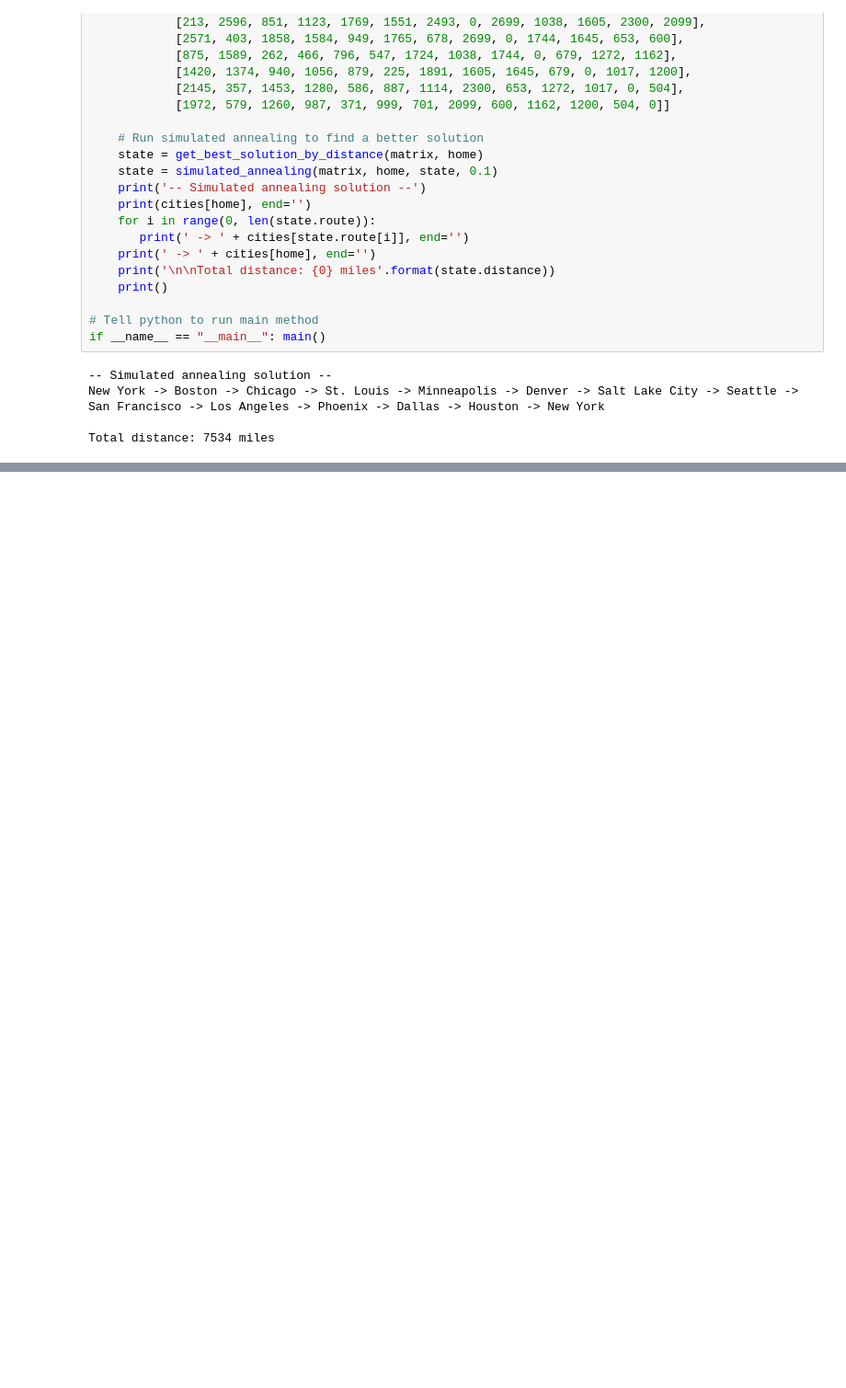
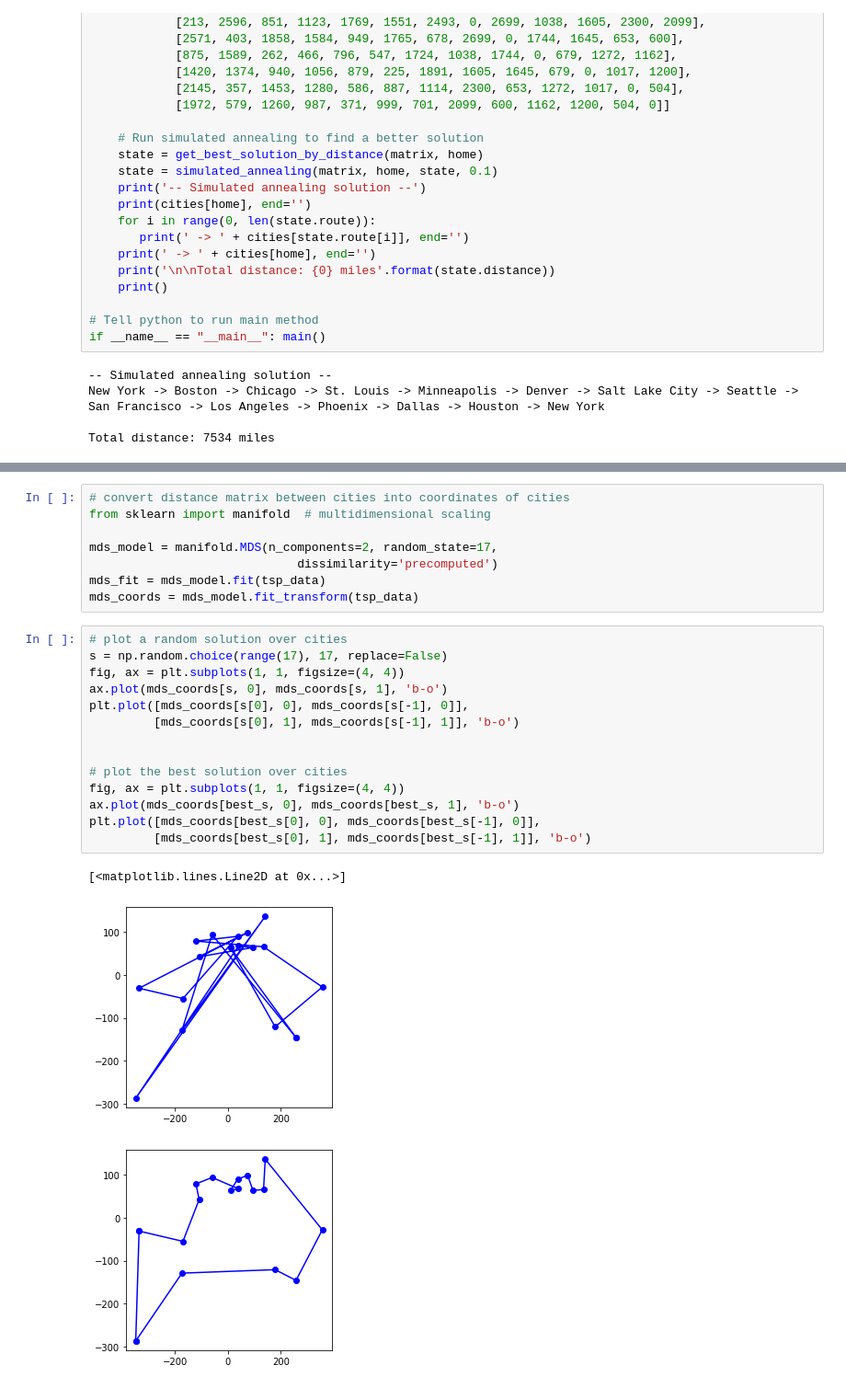
Before and after one commit to seungeunlee00/AI, a Jupyter notebook: MH/Simulated_Annealing.ipynb, the cells around one changed output, grey strips where cells are left out. Shown: that part at 92% size. Cells and saved outputs as stored; diff of their text form; blank space fills up the shorter version.

```diff
--- a/MH/Simulated_Annealing.ipynb
+++ b/MH/Simulated_Annealing.ipynb
@@ -264,0 +366,26 @@ Total distance: 7534 miles
+# %%
+# convert distance matrix between cities into coordinates of cities
+from sklearn import manifold  # multidimensional scaling
+
+mds_model = manifold.MDS(n_components=2, random_state=17,
+                             dissimilarity='precomputed')
+mds_fit = mds_model.fit(tsp_data)
+mds_coords = mds_model.fit_transform(tsp_data)
+# %%
+# plot a random solution over cities
+s = np.random.choice(range(17), 17, replace=False)
+fig, ax = plt.subplots(1, 1, figsize=(4, 4))
+ax.plot(mds_coords[s, 0], mds_coords[s, 1], 'b-o')
+plt.plot([mds_coords[s[0], 0], mds_coords[s[-1], 0]],
+         [mds_coords[s[0], 1], mds_coords[s[-1], 1]], 'b-o')
+
+
+# plot the best solution over cities
+fig, ax = plt.subplots(1, 1, figsize=(4, 4))
+ax.plot(mds_coords[best_s, 0], mds_coords[best_s, 1], 'b-o')
+plt.plot([mds_coords[best_s[0], 0], mds_coords[best_s[-1], 0]],
+         [mds_coords[best_s[0], 1], mds_coords[best_s[-1], 1]], 'b-o')
+# %% [output]
+[<matplotlib.lines.Line2D at 0x...>]
+[figure, added]
+[figure, added]
```
Also changed, not shown: parts of 6 cells of this notebook.
